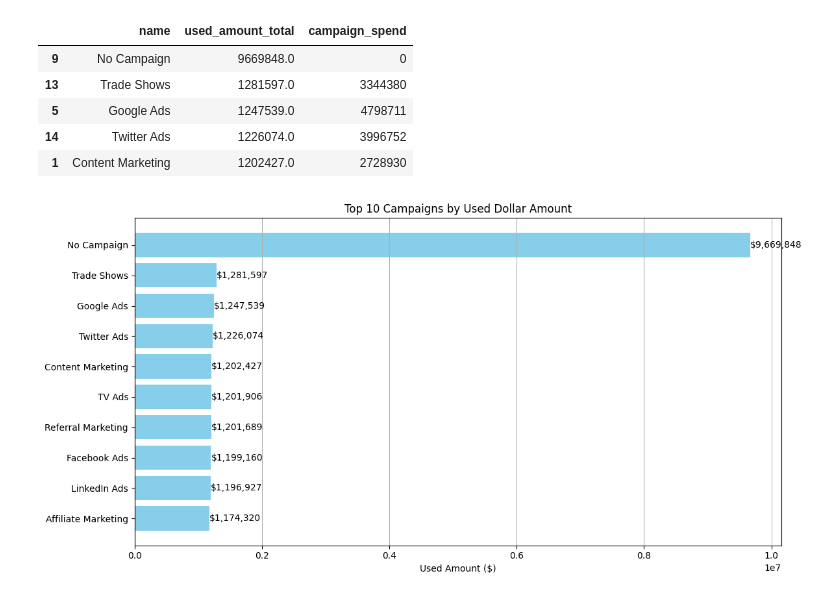
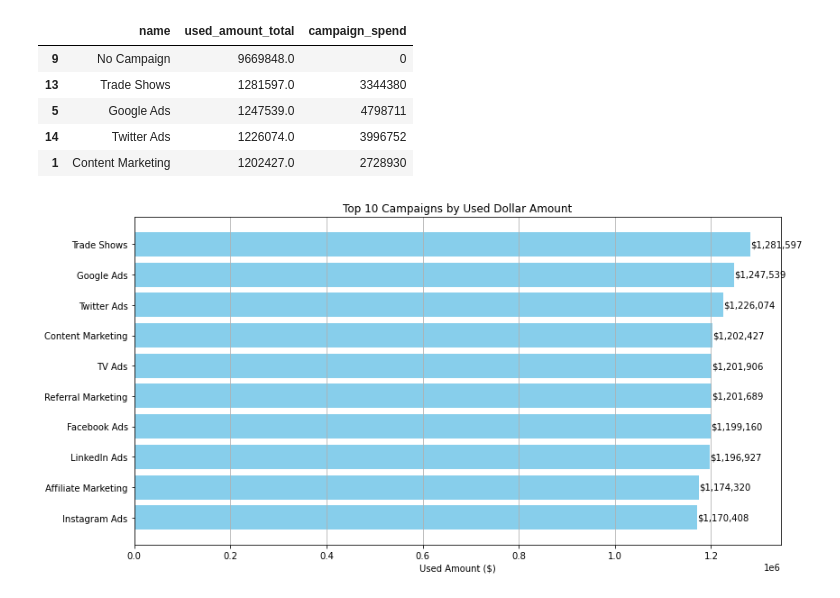
Before and after one commit to pragnika-projects1/SNAP_Assmt_PRAGNIKA_BI_engineer-, a Jupyter notebook: SNAP_assmt_pragnika.ipynb, the cells around one changed output. Cells and saved outputs as stored; diff of their text form; code cells hidden in the pictures.

```diff
--- a/SNAP_assmt_pragnika.ipynb
+++ b/SNAP_assmt_pragnika.ipynb
@@ -7,9 +7,9 @@ import numpy as np
 # matplotlib.pyplot: for creating static, animated, and interactive plots
 # numpy: for numerical operations (e.g., working with arrays, logs, NaNs)
 # %%
-file_path = "/Users/pragnika_iyratti/Downloads/sample_datasets.xlsx"
+file_path = r'C:\Users\nages\Downloads\sample_datasets.xlsx'
 applications_df = pd.read_excel(file_path, sheet_name="applications", engine="openpyxl")
-applications_df.head(10)
+applications_df.head()
 # %% [output]
 |  | Unnamed: 0 | application_id | customer_id | store | submit_date | approved | approved_date | ... |
 | 0 | 0 | QF3MF29MZL80KPRE | 755880622768 | store_74 | 2022-11-18 04:17:26 | False | NaT | ... |
@@ -192,6 +312,6 @@ plt.show()
 # %%
-#TASK 4 - Marketing Campaign Performance
-# Load the 'customers' and 'marketing' tables if not already loaded
+#TASK 4
+# Load the 'customers' and 'marketing' tables
 customers_df = pd.read_excel(file_path, sheet_name='customers', engine='openpyxl')
 marketing_df = pd.read_excel(file_path, sheet_name='marketing', engine='openpyxl')
 
@@ -199,23 +319,25 @@ marketing_df = pd.read_excel(file_path, sheet_name='marketing', engine='openpyxl
 customers_df = customers_df.drop(columns=[col for col in customers_df.columns if 'Unnamed' in col], errors='ignore')
 marketing_df = marketing_df.drop(columns=[col for col in marketing_df.columns if 'Unnamed' in col], errors='ignore')
 
-# Merge: applications + customers get campaign info
+# Merge applications with customers to get campaign info
 apps_with_customers = pd.merge(applications_df, customers_df[['customer_id', 'campaign']], on='customer_id', how='left')
 
-# Merge with marketing table to get campaign names and spend
+# Merge with marketing to get campaign names and spend
 apps_with_marketing = pd.merge(apps_with_customers, marketing_df, left_on='campaign', right_on='id', how='left')
+
+# Remove rows where campaign name is missing (i.e., no campaign)
+apps_with_marketing = apps_with_marketing[apps_with_marketing['name'].notna()]
 
 # Group by campaign name and calculate total used amount
 campaign_usage = apps_with_marketing.groupby('name').agg(
     used_amount_total=('dollars_used', 'sum'),
-    campaign_spend=('spend', 'first')  # spend is same per campaign
+    campaign_spend=('spend', 'first')  # assuming spend is same for each campaign
 ).reset_index()
 
-# Fill NaNs and round for clarity
-campaign_usage = campaign_usage.fillna(0)
-campaign_usage = campaign_usage.round(2)
+# Fill NaNs (if any) and round values
+campaign_usage = campaign_usage.fillna(0).round(2)
 
-# Preview final campaign-level summary
+# Sort and preview
 campaign_usage.sort_values(by='used_amount_total', ascending=False).head()
 # %% [output]
 |  | name | used_amount_total | campaign_spend |
@@ -225,23 +347,29 @@ campaign_usage.sort_values(by='used_amount_total', ascending=False).head()
 | 14 | Twitter Ads | 1226074.0 | 3996752 |
 | 1 | Content Marketing | 1202427.0 | 2728930 |
 # %%
+# Filter out rows where campaign name is missing or is "No Campaign"
+filtered_campaign_usage = campaign_usage[
+    campaign_usage['name'].notna() &
+    (campaign_usage['name'].str.lower() != 'no campaign')
+]
+
 # Sort by used amount and take top 10
-top_campaigns = campaign_usage.sort_values(by='used_amount_total', ascending=False).head(10)
+top_campaigns = filtered_campaign_usage.sort_values(by='used_amount_total', ascending=False).head(10)
 
 plt.figure(figsize=(12, 6))
 bars = plt.barh(top_campaigns['name'], top_campaigns['used_amount_total'], color='skyblue')
 
 # Label each bar with used amount
 for bar in bars:
     width = bar.get_width()
     plt.text(width, bar.get_y() + bar.get_height()/2, f"${width:,.0f}", va='center')
 
 plt.title('Top 10 Campaigns by Used Dollar Amount')
 plt.xlabel('Used Amount ($)')
 plt.gca().invert_yaxis()  # highest on top
 plt.tight_layout()
 plt.grid(axis='x')
 plt.show()
 # %% [output]
-[figure, old version]
+[figure, new version]
 # %%
```
Also changed, not shown: parts of 13 cells of this notebook.
